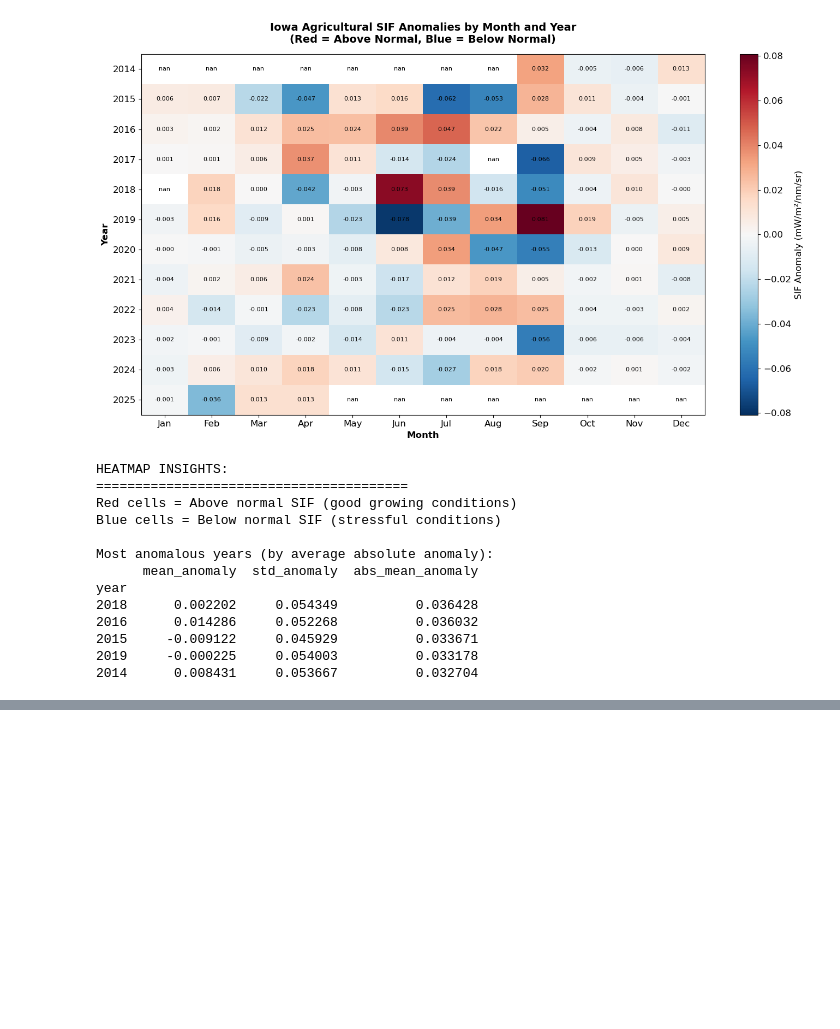
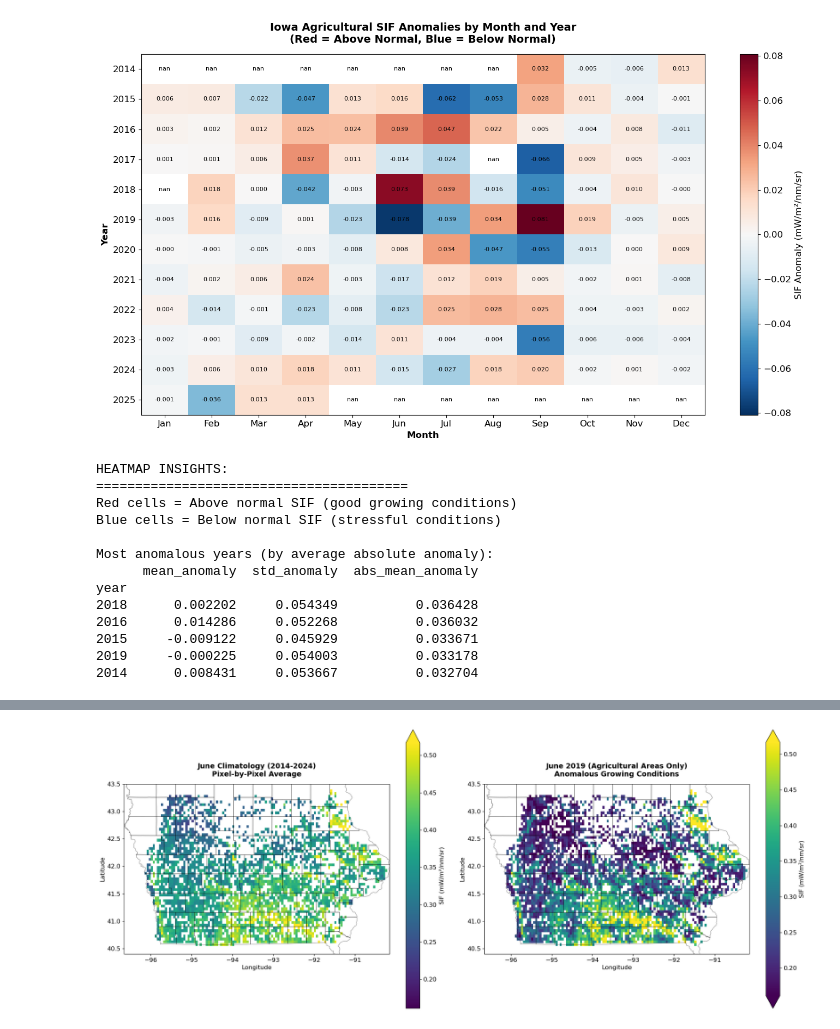
Before and after one commit to jacksoncoldiron/SIF-Analysis, a Jupyter notebook: src/sif_dataviz.ipynb, the cells around one changed output, grey strips where cells are left out. Saved outputs shown, nothing was run; the diff lists cells and outputs as text; code cells hidden in the pictures; blank space fills up the shorter version.

Commit message:
updating figures and maps for anomalies

```diff
--- a/src/sif_dataviz.ipynb
+++ b/src/sif_dataviz.ipynb
@@ -1803,0 +1726,87 @@ else:
+# %%
+print("=" * 60)
+print("JUNE COMPARISON: PIXEL-BY-PIXEL CLIMATOLOGY MAPS")
+print("=" * 60)
+
+# Load June data for all years to calculate pixel-by-pixel climatology
+print("Loading June data for all years to calculate pixel climatology...")
+june_data_all_years = []
+
+for year in range(2014, 2025):
+    june_sif = load_sif_for_month(year, 6)
+    if june_sif is not None:
+        # Apply agricultural mask for this year
+        june_masked = june_sif.where(resize_mask_to_match_data(ag_masks[year], june_sif.shape) == 1)
+        june_data_all_years.append(june_masked)
+        print(f"  ✓ Loaded June {year}")
+
+if len(june_data_all_years) == 0:
+    print("❌ No June data found!")
+else:
+    print(f"✓ Loaded {len(june_data_all_years)} years of June data")
+
+    # Calculate pixel-by-pixel climatology (mean across all years for each pixel)
+    print("Calculating pixel-by-pixel June climatology...")
+    june_climatology_map = sum(june_data_all_years) / len(june_data_all_years)
+    print("✓ Calculated June climatology map")
+
+    # Load June 2019 specifically
+    june_2019 = load_sif_for_month(2019, 6)
+
+    if june_2019 is not None:
+        print("✓ Loaded June 2019 data")
+
+        # Apply agricultural mask to June 2019
+        june_2019_masked = june_2019.where(resize_mask_to_match_data(ag_masks[2019], june_2019.shape) == 1)
+
+        # Create side-by-side comparison
+        fig, (ax1, ax2) = plt.subplots(1, 2, figsize=(20, 8))
+
+        # Determine color scale limits (use same scale for both maps)
+        all_values = np.concatenate([
+            june_climatology_map.values.flatten(),
+            june_2019_masked.values.flatten()
+        ])
+        valid_values = all_values[~np.isnan(all_values)]
+        vmin = np.percentile(valid_values, 2)  # 2nd percentile
+        vmax = np.percentile(valid_values, 98)  # 98th percentile
+
+        # Plot June climatology map (pixel-by-pixel average)
+        im1 = june_climatology_map.plot(ax=ax1, cmap='viridis', vmin=vmin, vmax=vmax,
+                                       add_colorbar=True, cbar_kwargs={'label': 'SIF (mW/m²/nm/sr)'})
+        iowa_counties.boundary.plot(ax=ax1, color='black', linewidth=0.5, alpha=0.7)
+        ax1.set_title('June Climatology (2014-2024)\nPixel-by-Pixel Average',
+                     fontsize=14, fontweight='bold', pad=15)
+        ax1.set_xlabel('Longitude', fontsize=12)
+        ax1.set_ylabel('Latitude', fontsize=12)
+
+        # Plot June 2019 spatial map with agricultural masking
+        im2 = june_2019_masked.plot(ax=ax2, cmap='viridis', vmin=vmin, vmax=vmax,
+                                   add_colorbar=True, cbar_kwargs={'label': 'SIF (mW/m²/nm/sr)'})
+        iowa_counties.boundary.plot(ax=ax2, color='black', linewidth=0.5, alpha=0.7)
+        ax2.set_title('June 2019 (Agricultural Areas Only)\nAnomalous Growing Conditions',
+                     fontsize=14, fontweight='bold', pad=15)
+        ax2.set_xlabel('Longitude', fontsize=12)
+        ax2.set_ylabel('Latitude', fontsize=12)
+
+        plt.tight_layout()
+
+        # Save the comparison
+        output_path = "/Users/jacksoncoldiron/Documents/Bren/Research/SIF/figures/june_comparison_spatial_climatology.png"
+        fig.savefig(output_path, dpi=300, bbox_inches='tight', facecolor='white')
+        print(f"✓ June comparison saved to: {output_path}")
+
+        plt.show()
+
+        # Calculate and print statistics (only for agricultural areas)
+        print()
+        print("JUNE COMPARISON STATISTICS (Agricultural Areas Only):")
+        print("=" * 55)
+        print(f"June climatology (spatial mean): {june_climatology_map.mean().values:.4f} ± {june_climatology_map.std().values:.4f}")
+        print(f"June 2019 SIF (agricultural): {june_2019_masked.mean().values:.4f} ± {june_2019_masked.std().values:.4f}")
+        print(f"Difference: {june_2019_masked.mean().values - june_climatology_map.mean().values:.4f} mW/m²/nm/sr")
+        print(f"Agricultural pixels: {np.sum(~np.isnan(june_2019_masked.values))}")
+
+    else:
+        print("❌ Could not load June 2019 data")
+# %% [output]
@@ -1803,0 +1830 @@ else:
+[figure, added]
```
Also changed, not shown: parts of 13 cells of this notebook.
